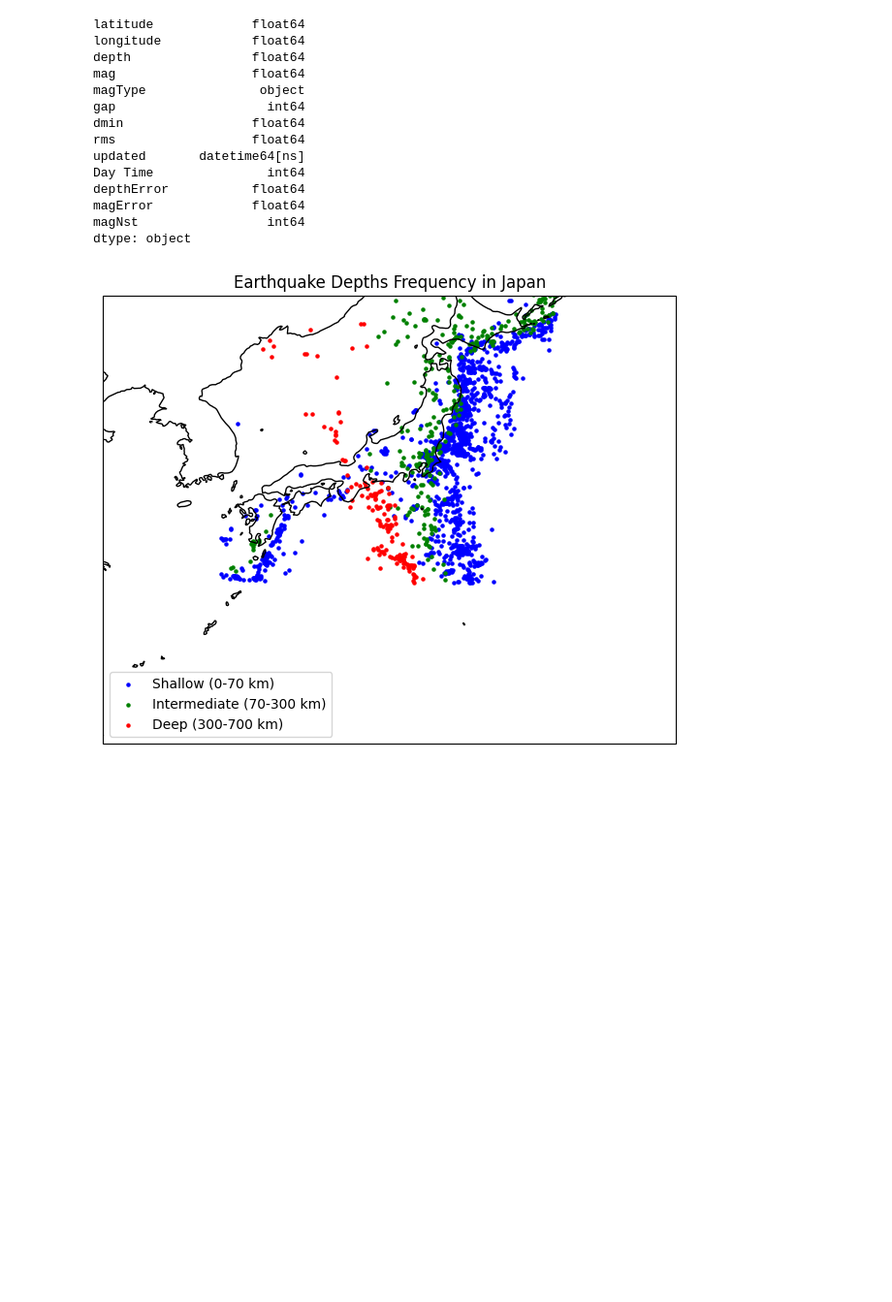
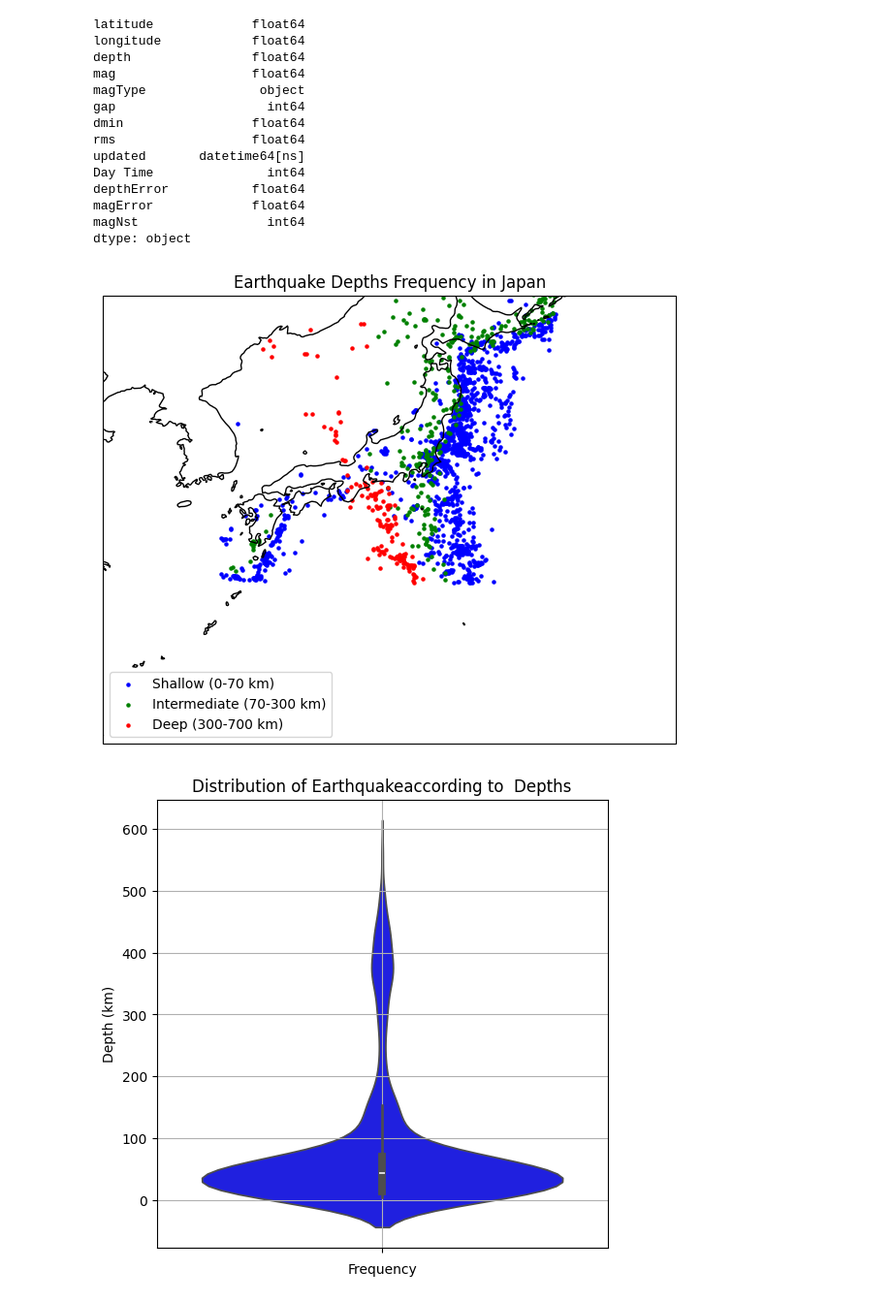
Before and after one commit to VshardNarthi/Location-intelligance, a Jupyter notebook: GIS_Analysis_Japan_Version_2.ipynb, the cells around one changed output. Shown at 97% size. Cells and saved outputs as stored; diff of their text form; code cells hidden in the pictures; blank space fills up the shorter version.

```diff
--- a/GIS_Analysis_Japan_Version_2.ipynb
+++ b/GIS_Analysis_Japan_Version_2.ipynb
@@ -121,21 +122,30 @@ japan_df['updated'] = pd.to_datetime(japan_df['updated'])
 # %%
 shallow = japan_df[(japan_df['depth'] >= 0) & (japan_df['depth'] <= 70)]
 intermediate = japan_df[(japan_df['depth'] > 70) & (japan_df['depth'] <= 300)]
 deep = japan_df[(japan_df['depth'] > 300) & (japan_df['depth'] <= 700)]
 
 plt.figure(figsize=(10, 6))
 ax = plt.axes(projection=ccrs.PlateCarree())
 ax.set_extent([122, 154, 20, 45], crs=ccrs.PlateCarree())
 
 ax.scatter(shallow['longitude'], shallow['latitude'], color='blue', s=5, label='Shallow (0-70 km)')
 ax.scatter(intermediate['longitude'], intermediate['latitude'], color='green', s=5, label='Intermediate (70-300 km)')
 ax.scatter(deep['longitude'], deep['latitude'], color='red', s=5, label='Deep (300-700 km)')
 
 ax.coastlines()
 plt.legend()
 plt.title('Earthquake Depths Frequency in Japan')
 plt.show()
+
+plt.figure(figsize=(6, 6))
+sns.violinplot(data=japan_df, y='depth', color='blue')
+plt.title('Distribution of Earthquake according to  Depths')
+plt.ylabel('Depth (km)')
+plt.xlabel('Frequency')
+plt.grid(True)
+plt.show()
 # %% [output]
 [figure]
+[figure, added]
 # %%
 m = folium.Map(location=[35.68, 139.76], zoom_start=6)
```
Also changed, not shown: parts of 4 cells of this notebook.
